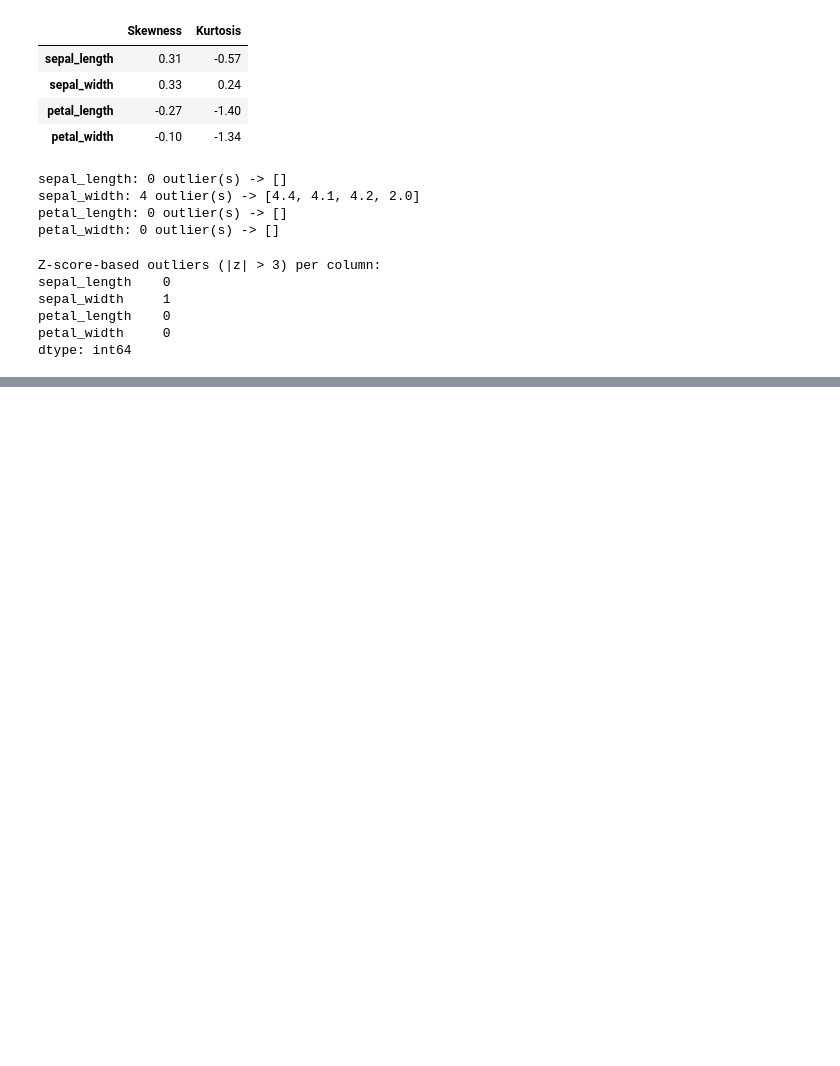
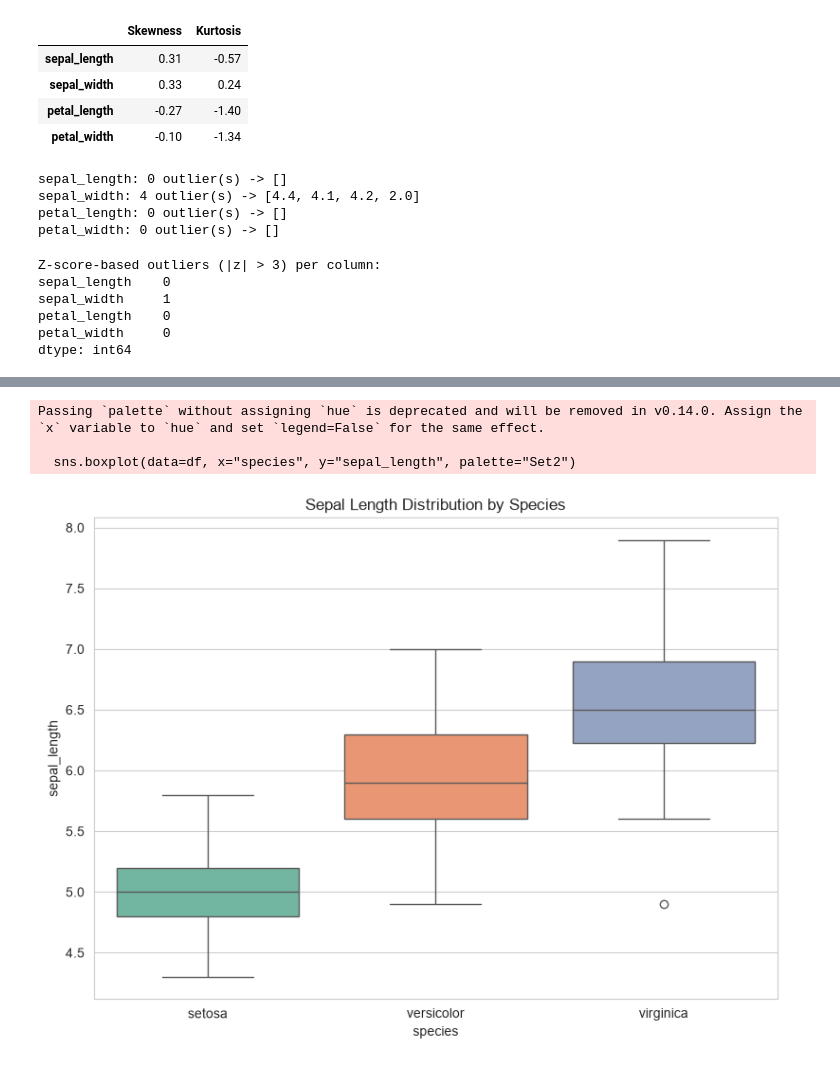
Before and after one commit to nikitha-d1323/data-analysis-mini-projects, a Jupyter notebook: unit1-iris-eda/notebooks/Iris_EDA_Unit1.ipynb, the cells around one changed output, grey strips where cells are left out. Cells and saved outputs as stored; diff of their text form; code cells hidden in the pictures; blank space fills up the shorter version.

```diff
--- a/unit1-iris-eda/notebooks/Iris_EDA_Unit1.ipynb
+++ b/unit1-iris-eda/notebooks/Iris_EDA_Unit1.ipynb
@@ -192,0 +217,12 @@ dtype: int64
+# %%
+plt.figure(figsize=(8, 6))
+sns.boxplot(data=df, x="species", y="sepal_length", palette="Set2")
+plt.title("Sepal Length Distribution by Species")
+plt.tight_layout()
+plt.savefig("../outputs/boxplot_by_species.png", dpi=120)
+plt.show()
+# %% [output]
+Passing `palette` without assigning `hue` is deprecated and will be removed in v0.14.0. Assign the `x` variable to `hue` and set `legend=False` for the same effect.
+
+  sns.boxplot(data=df, x="species", y="sepal_length", palette="Set2")
+[figure, added]
```
Also changed, not shown: parts of 3 cells of this notebook, 3 other files.
